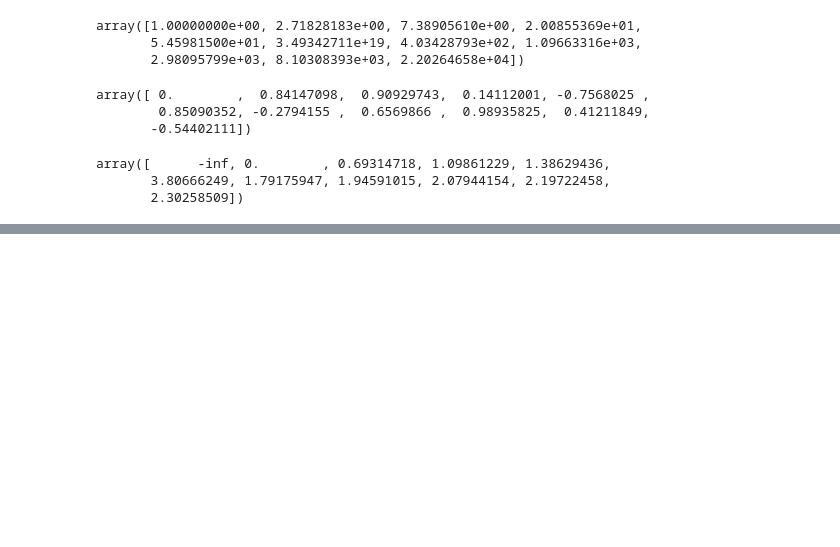
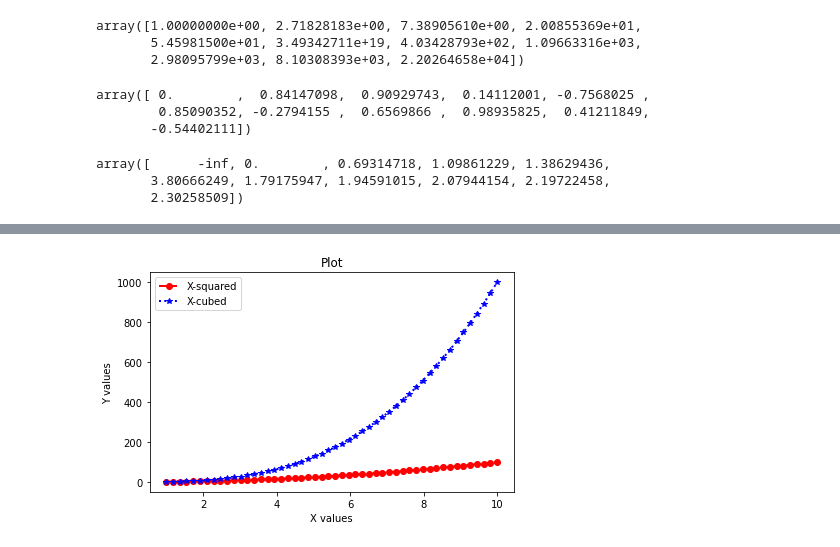
Before and after one commit to GKPSingh/28May2021, a Jupyter notebook: Practice.ipynb, the cells around one changed output, grey strips where cells are left out. Saved outputs shown, nothing was run; the diff lists cells and outputs as text; code cells hidden in the pictures; blank space fills up the shorter version.

```diff
--- a/Practice.ipynb
+++ b/Practice.ipynb
@@ -293,0 +324,11 @@ import pandas as pd
+# %%
+fig,ax = plt.subplots()
+ax.plot(x,x**2,color = 'red', ls = '--', lw = 2, label = 'X-squared', marker = 'o')
+ax.set_title('Plot')
+ax.set_xlabel('X values')
+ax.set_ylabel('Y values')
+ax.plot(x,x**3, color = 'blue', ls = ':', lw = 2, label = 'X-cubed', marker = '*');
+ax.legend()
+plt.tight_layout()
+# %% [output]
+[figure, added]
```
Also changed, not shown: parts of 12 cells of this notebook.
